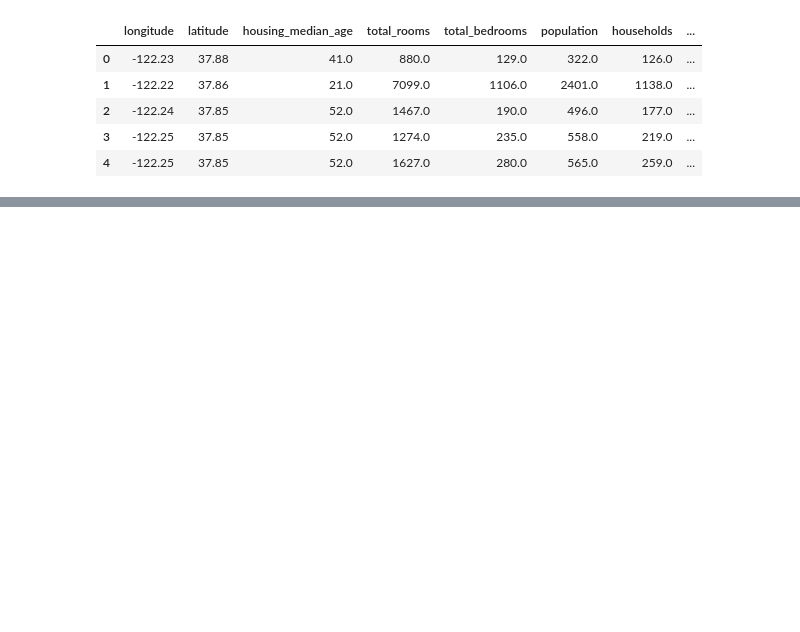
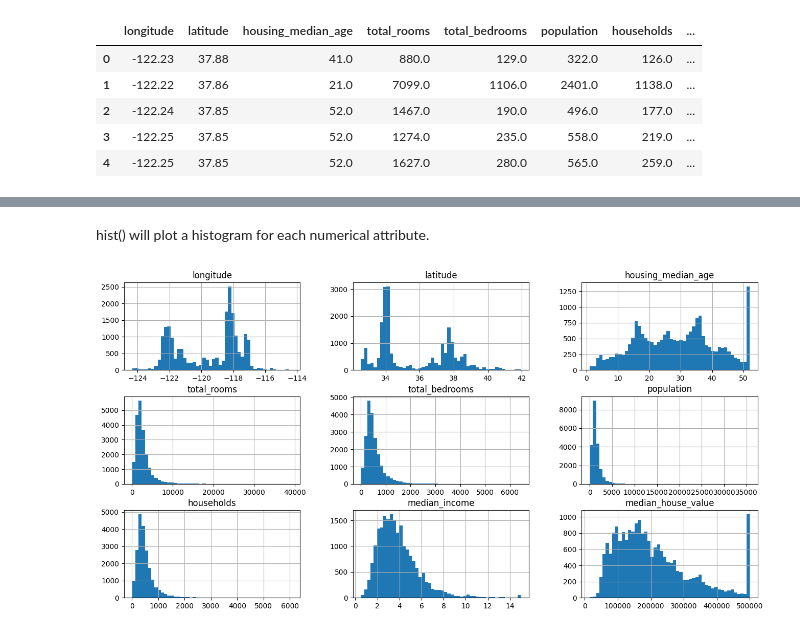
Before and after one commit to wdorsey/wdorsey-ai-engineering, a Jupyter notebook: Hands-On Machine Learning/Chapter 2 - End-to-End Machine Learning Project.ipynb, the cells around one changed output, grey strips where cells are left out. Cells and saved outputs as stored; diff of their text form; code cells hidden in the pictures; blank space fills up the shorter version.

```diff
--- a/Hands-On Machine Learning/Chapter 2 - End-to-End Machine Learning Project.ipynb
+++ b/Hands-On Machine Learning/Chapter 2 - End-to-End Machine Learning Project.ipynb
@@ -49,0 +71,7 @@ housing.head()
+# %% [markdown]
+hist() will plot a histogram for each numerical attribute.
+# %%
+housing.hist(bins=50, figsize=(16, 8))
+plt.show()
+# %% [output]
+[figure, added]
```
Also changed, not shown: parts of 28 cells of this notebook.
